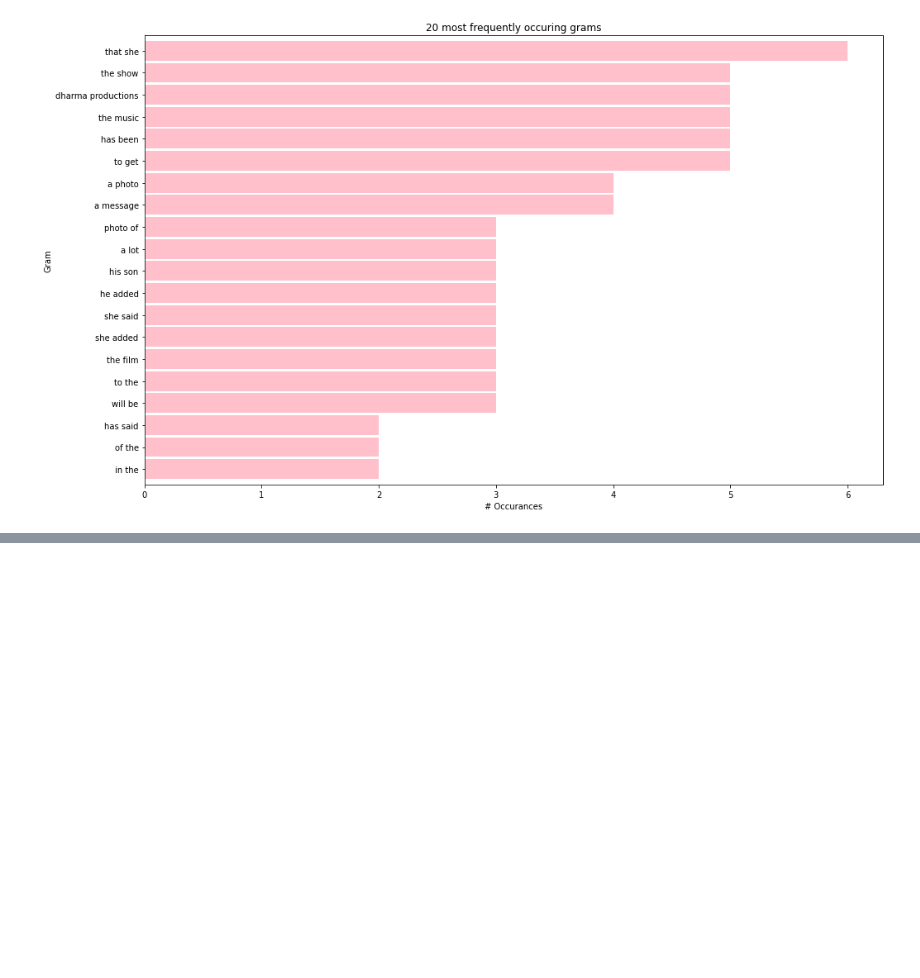
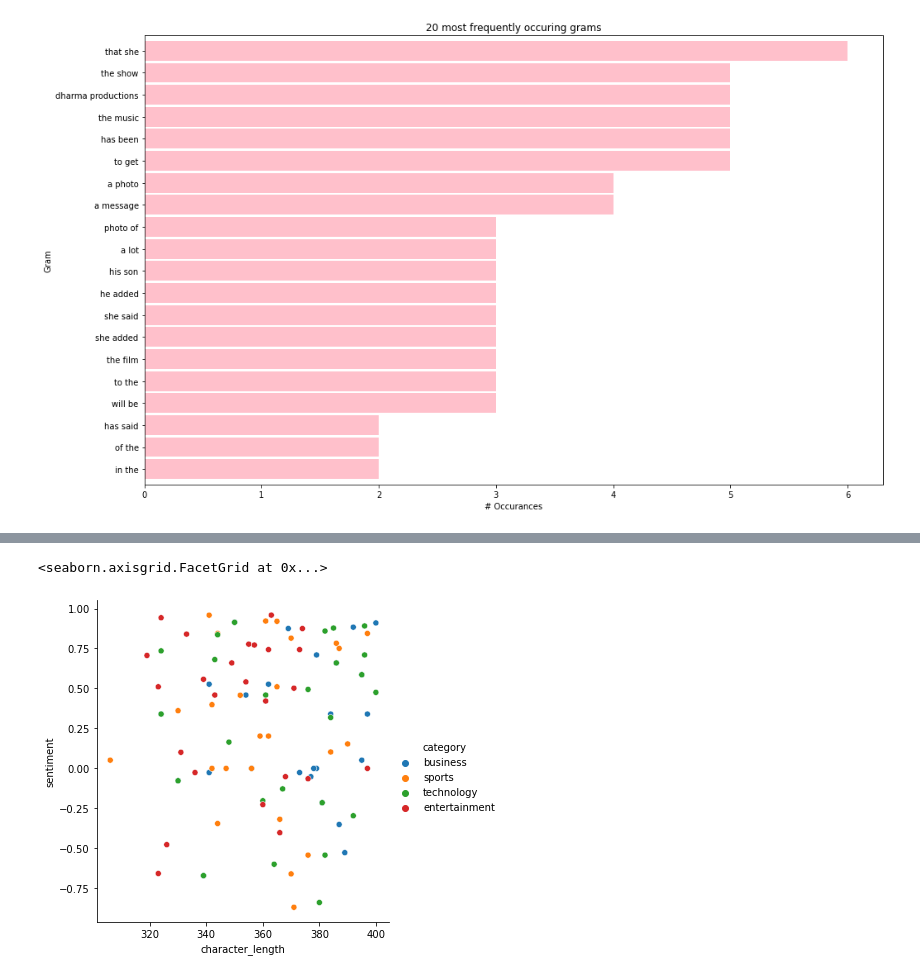
Before and after one commit to PGuajardo/NLP-exercises, a Jupyter notebook: explore_nlp.ipynb, the cells around one changed output, grey strips where cells are left out. Saved outputs shown, nothing was run; the diff lists cells and outputs as text; code cells hidden in the pictures; blank space fills up the shorter version.

```diff
--- a/explore_nlp.ipynb
+++ b/explore_nlp.ipynb
@@ -421,0 +460,6 @@ get_gram_graph(top_20_entertainment)
+# %%
+# looking at sentiment
+sia = nltk.sentiment.SentimentIntensityAnalyzer()
+# %%
+news_df['sentiment'] = news_df.content.apply(lambda doc: sia.polarity_scores(doc)['compound'])
+news_df.head()
@@ -421,0 +482,5 @@ get_gram_graph(top_20_entertainment)
+# %%
+sns.relplot(data = news_df, x = 'character_length', y = 'sentiment', hue = 'category')
+# %% [output]
+<seaborn.axisgrid.FacetGrid at 0x...>
+[figure, added]
```
Also changed, not shown: parts of 10 cells of this notebook, 1 other file.
